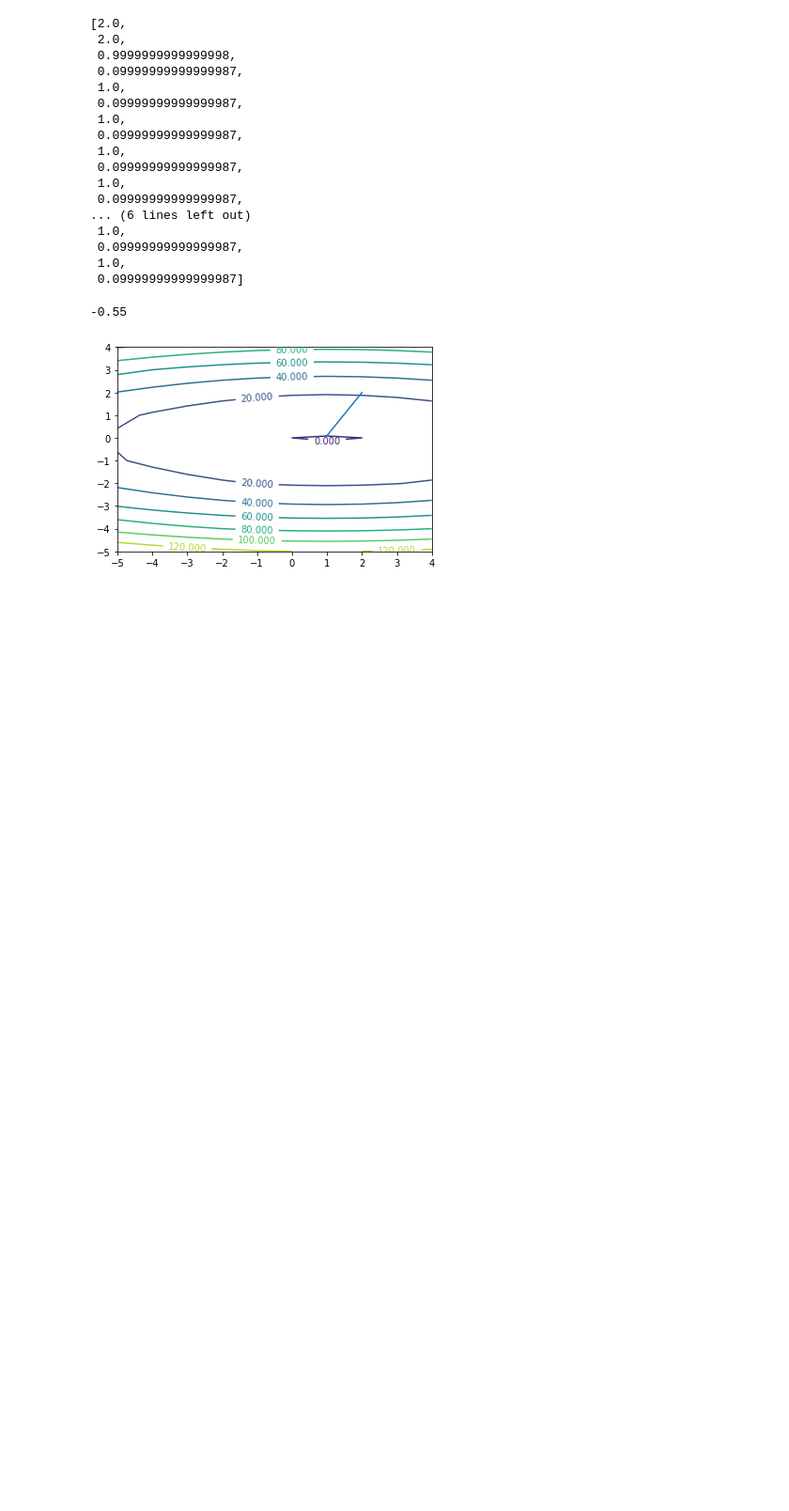
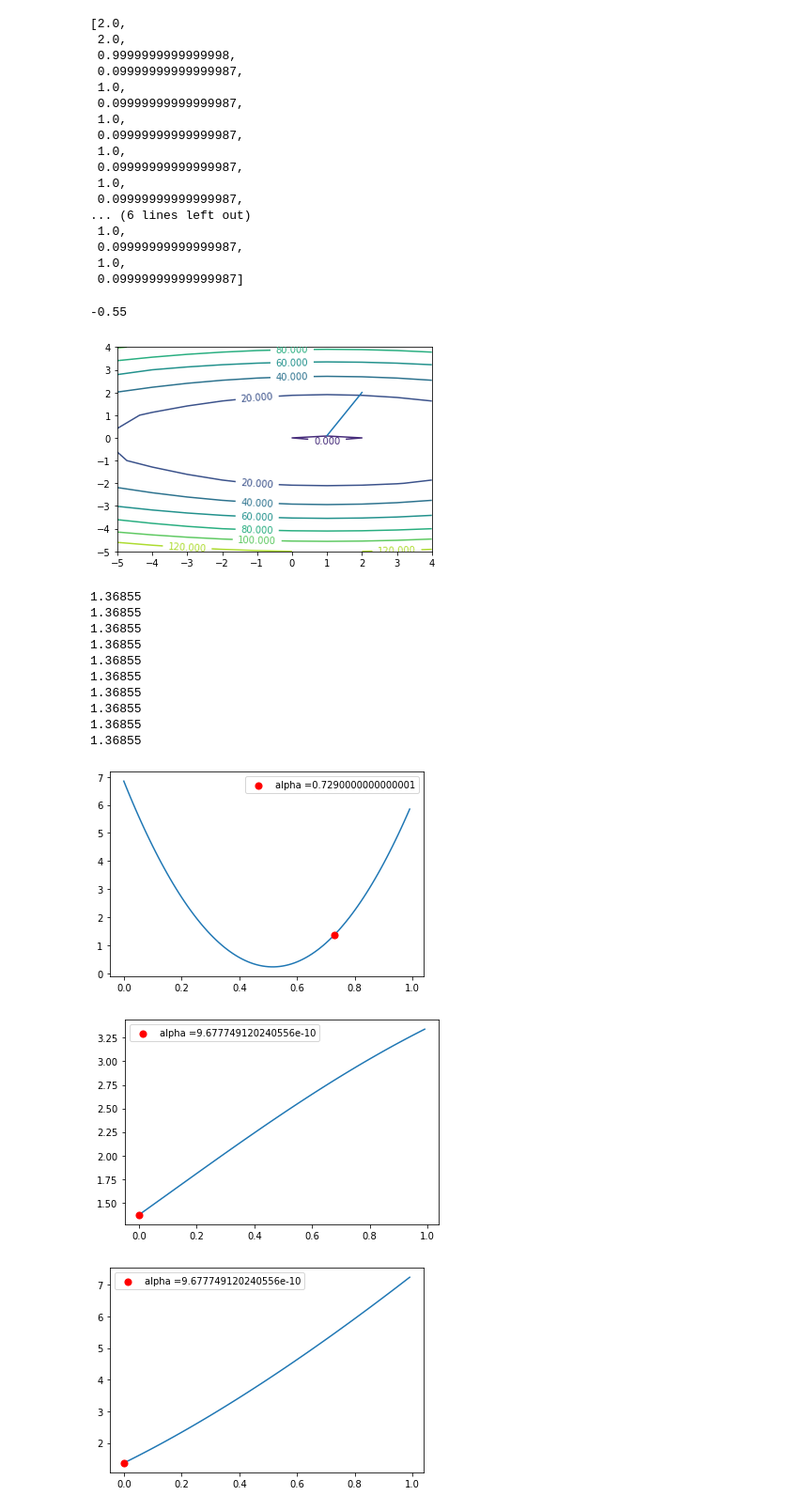
Before and after one commit to zhengang-zhong/NLP_visualization, a Jupyter notebook: conjugated_gradient_method.ipynb, the cells around one changed output. Shown at 94% size. Drawn from its saved outputs; the diff is of its cells as text; code cells hidden in the pictures; blank space fills up the shorter version.

```diff
--- a/conjugated_gradient_method.ipynb
+++ b/conjugated_gradient_method.ipynb
@@ -49,3 +60,18 @@ def cholesky_factorization_LL(A):
+# %%
+def plot_phi(f_func,xk,pk,alpha_sel):
+    alpha = np.arange(0,1,0.01)
+    N_alpha = np.shape(alpha)[0]
+
+    phi_list = []
+
+    for i in range(N_alpha):
+        alpha_i = alpha[i]
+        phi_list += [f_func(xk + alpha_i * pk).full().flatten().tolist()]
+
+    fig, ax = plt.subplots()
+    ax.plot(alpha,phi_list)
+    ax.scatter(alpha_sel,f_func(xk + alpha_sel * pk).full().flatten().tolist(),s=50, color='r', zorder = 10, label='alpha =' + str(alpha_sel))
+    ax.legend()
 # %%
 def CG_Preliminary(A, b, x0, N_iter):
     r0 = A @ x0 - b
@@ -261,0 +311,40 @@ print(f_func([x1[-1],x2[-1]]))
+# %%
+grad_0 = grad_func(x_init)
+f0 = f_func(x_init)
+p0 = - grad_0
+
+xk = x_init
+fk = f0
+grad_k = grad_0
+pk = p0
+for i in range(N_iter):
+    alpha_k = strong_Wolfe_condition(f_func, grad_func, c1, c2, xk, pk)
+    plot_phi(f_func,xk,pk,alpha_k)
+    xk_next = xk + alpha_k * pk
+
+    grad_k_next = f_func(xk_next)
+#     beta_k_next = (grad_k_next.T @ grad_k_next) / (grad_k.T @ grad_k)
+    beta_k_next = (grad_k_next.T @ (grad_k_next - grad_k)) / (grad_k.T @ grad_k)
+
+
+    pk_next = - grad_k_next + beta_k_next * pk
+
+    grad_k = grad_k_next
+    pk = pk_next
+    xk = xk_next
+    print(grad_k)
+    x_sol_list += xk.full().flatten().tolist()
+# %% [output]
+1.36855
+1.36855
+1.36855
+1.36855
+1.36855
+1.36855
+1.36855
+1.36855
+1.36855
+1.36855
+[figure, added]
+[figure, added]
+[figure, added]
```
Also changed, not shown: parts of 5 cells of this notebook.
